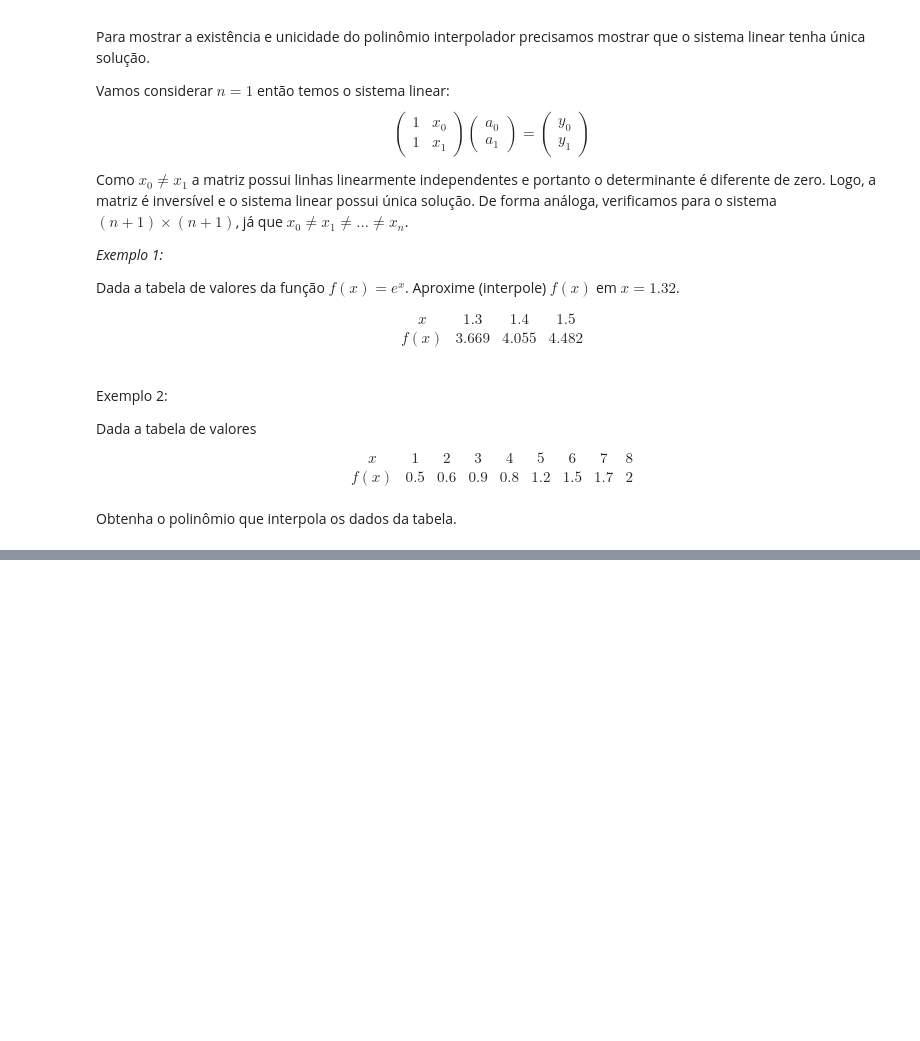
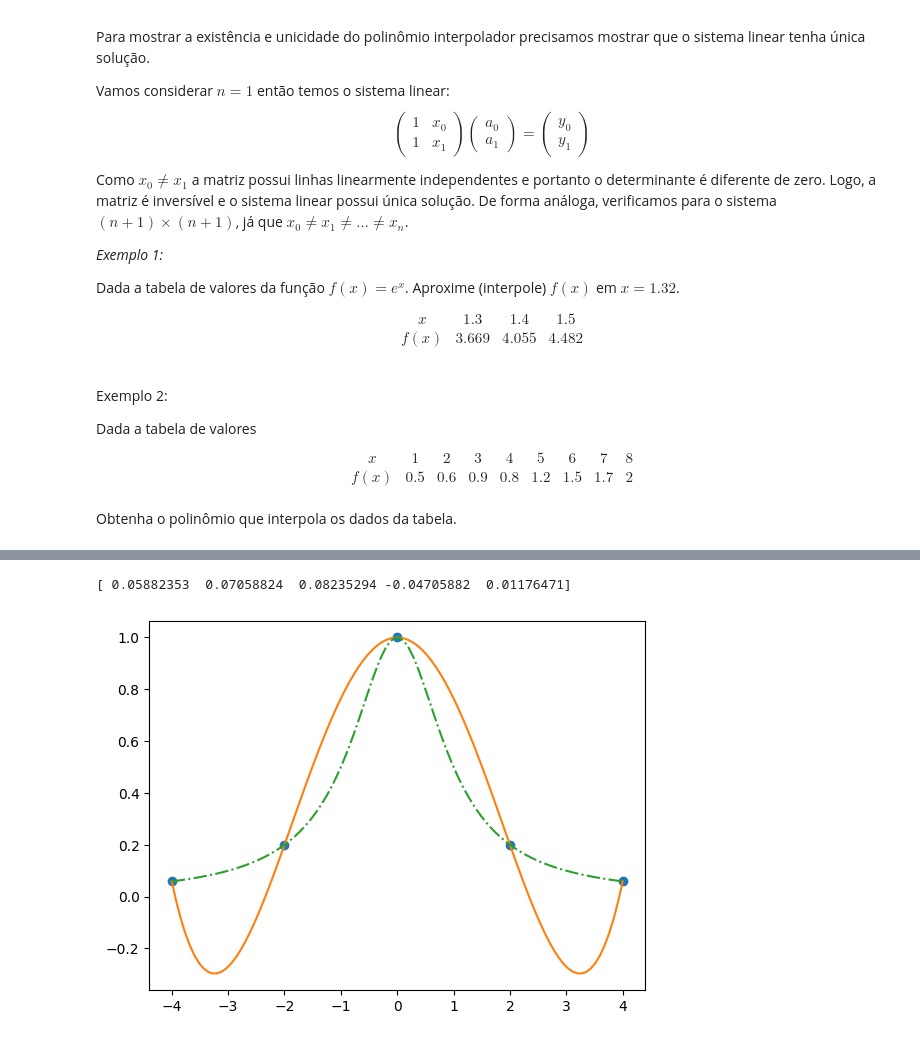
Before and after one commit to pccalegari/exemplos-CN, a Jupyter notebook: unidade5_interpolaçãoCN.ipynb, the cells around one changed output, grey strips where cells are left out. Saved outputs shown, nothing was run; the diff lists cells and outputs as text; code cells hidden in the pictures; blank space fills up the shorter version.

```diff
--- a/unidade5_interpolaçãoCN.ipynb
+++ b/unidade5_interpolaçãoCN.ipynb
@@ -150,0 +184,63 @@ plt.show()
+# %%
+import numpy as np
+import matplotlib.pyplot as plt
+
+def f(x):
+  return(1/(1+x**2))
+
+def dif_div(x,y):
+  n = len(x)
+  d = np.zeros((n,n))
+  c = np.zeros(n)
+
+  for i in range(n):
+    d[i,0] = y[i]
+  for k in range(1,n):
+    for i in range(n-k):
+      d[i,k] = (d[i+1,k-1] - d[i,k-1])/(x[i+k] - x[i])
+
+  for i in range(n):
+    c[i] = d[0,i]
+
+  return(c)
+
+def p(x0, x, c):
+  n = len(c)
+  vp = np.zeros(n)
+  vp[0] = c[0]
+  ss = 1
+  px0 = 0
+  for i in range(1,n):
+    ss *= (x0 - x[i-1])
+    vp[i] = c[i]*ss
+  for i in range(n):
+    px0 += vp[i]
+  return px0
+
+N = 5
+a = -4
+b = 4
+h = (b-a)/(N-1)
+x = np.arange(a, b+h, h)
+y = f(x)
+
+c = dif_div(x, y)
+print(c)
+
+x_pol = np.linspace(a, b, 100)
+y_pol = np.zeros(len(x_pol))
+f_pol = np.zeros(len(x_pol))
+for i in range(len(x_pol)):
+  y_pol[i] = p(x_pol[i], x, c)
+  f_pol[i] = f(x_pol[i])
+#print(x_pol)
+#print(y_pol)
+
+plt.figure(1)
+plt.plot(x, y, 'o')
+plt.plot(x_pol, y_pol)
+plt.plot(x_pol, f_pol, '-.')
+plt.show()
+# %% [output]
+[ 0.05882353  0.07058824  0.08235294 -0.04705882  0.01176471]
+[figure, added]
```
Also changed, not shown: parts of 10 cells of this notebook.
